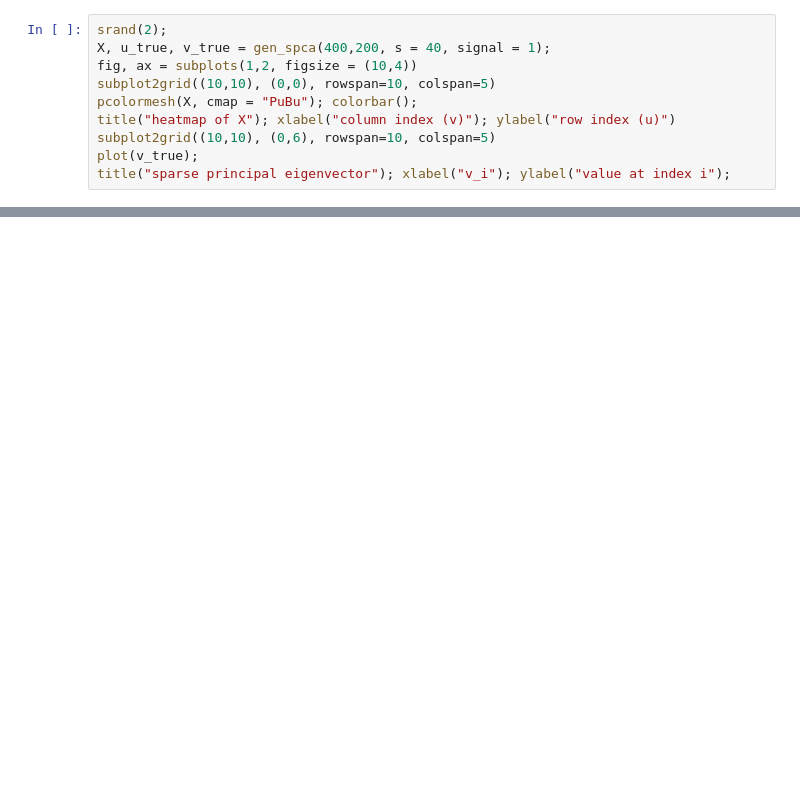
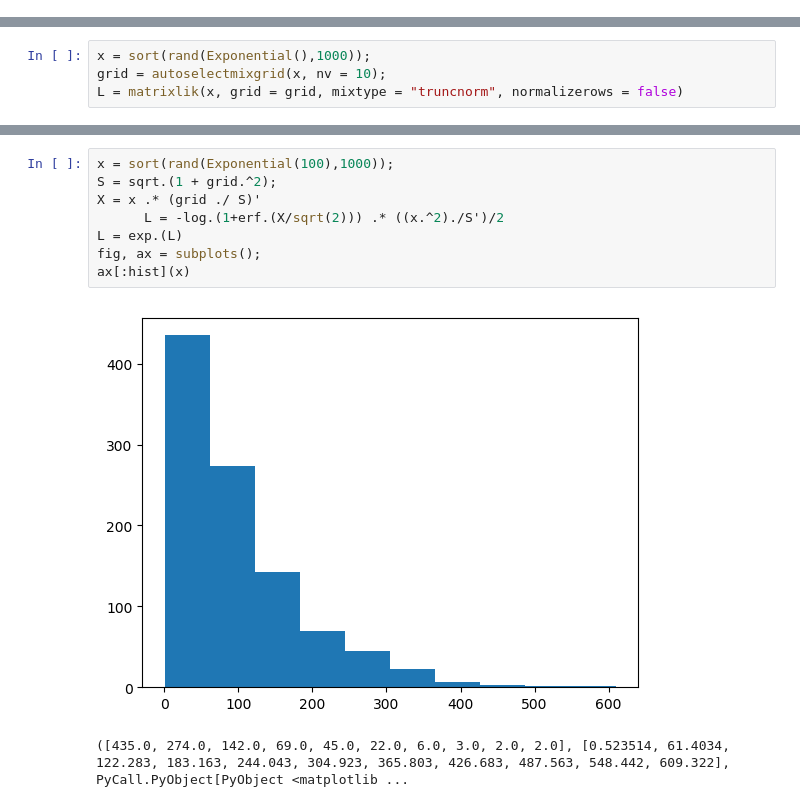
Before and after one commit to youngseok-kim/EBSPCA, a Jupyter notebook: Untitled.ipynb, the cells around one changed output, grey strips where cells are left out. Saved outputs shown, nothing was run; the diff lists cells and outputs as text; blank space fills up the shorter version.

Commit message:
Empirical Bayes spca on data, several things modified

```diff
--- a/Untitled.ipynb
+++ b/Untitled.ipynb
@@ -18,10 +0,0 @@ gen_spca (generic function with 1 method)
-# %%
-srand(2);
-X, u_true, v_true = gen_spca(400,200, s = 40, signal = 1);
-fig, ax = subplots(1,2, figsize = (10,4))
-subplot2grid((10,10), (0,0), rowspan=10, colspan=5)
-pcolormesh(X, cmap = "PuBu"); colorbar();
-title("heatmap of X"); xlabel("column index (v)"); ylabel("row index (u)")
-subplot2grid((10,10), (0,6), rowspan=10, colspan=5)
-plot(v_true);
-title("sparse principal eigenvector"); xlabel("v_i"); ylabel("value at index i");
@@ -130,0 +56,4 @@ subplot(224); plot(v_postmed); title("posterior median"); xlabel("index"); ylabe
+# %%
+x = sort(rand(Exponential(),1000));
+grid = autoselectmixgrid(x, nv = 10);
+L = matrixlik(x, grid = grid, mixtype = "truncnorm", normalizerows = false)
@@ -130,0 +78,11 @@ subplot(224); plot(v_postmed); title("posterior median"); xlabel("index"); ylabe
+# %%
+x = sort(rand(Exponential(100),1000));
+S = sqrt.(1 + grid.^2);
+X = x .* (grid ./ S)'
+      L = -log.(1+erf.(X/sqrt(2))) .* ((x.^2)./S')/2
+L = exp.(L)
+fig, ax = subplots();
+ax[:hist](x)
+# %% [output]
+[figure, added]
+([435.0, 274.0, 142.0, 69.0, 45.0, 22.0, 6.0, 3.0, 2.0, 2.0], [0.523514, 61.4034, 122.283, 183.163, 244.043, 304.923, 365.803, 426.683, 487.563, 548.442, 609.322], PyCall.PyObject[PyObject <matplotlib ...
```
Also changed, not shown: parts of 13 cells of this notebook, 14 other files.
